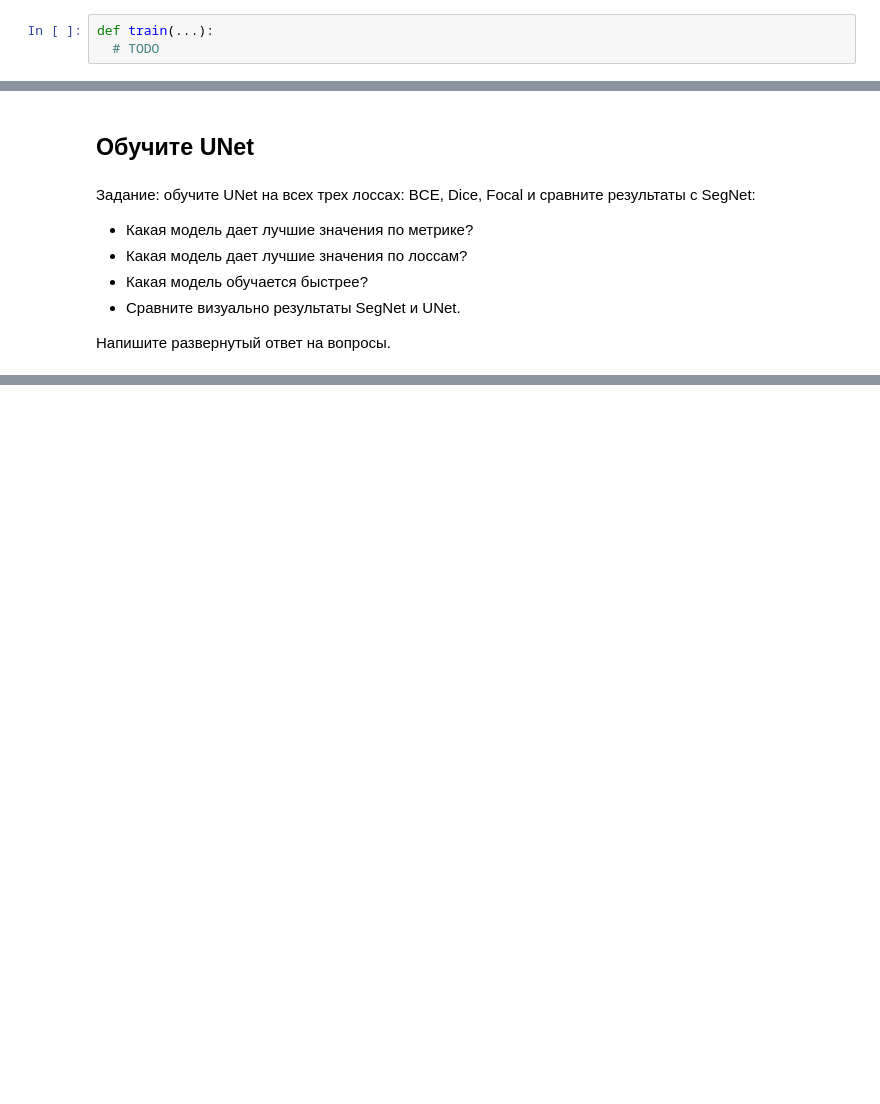
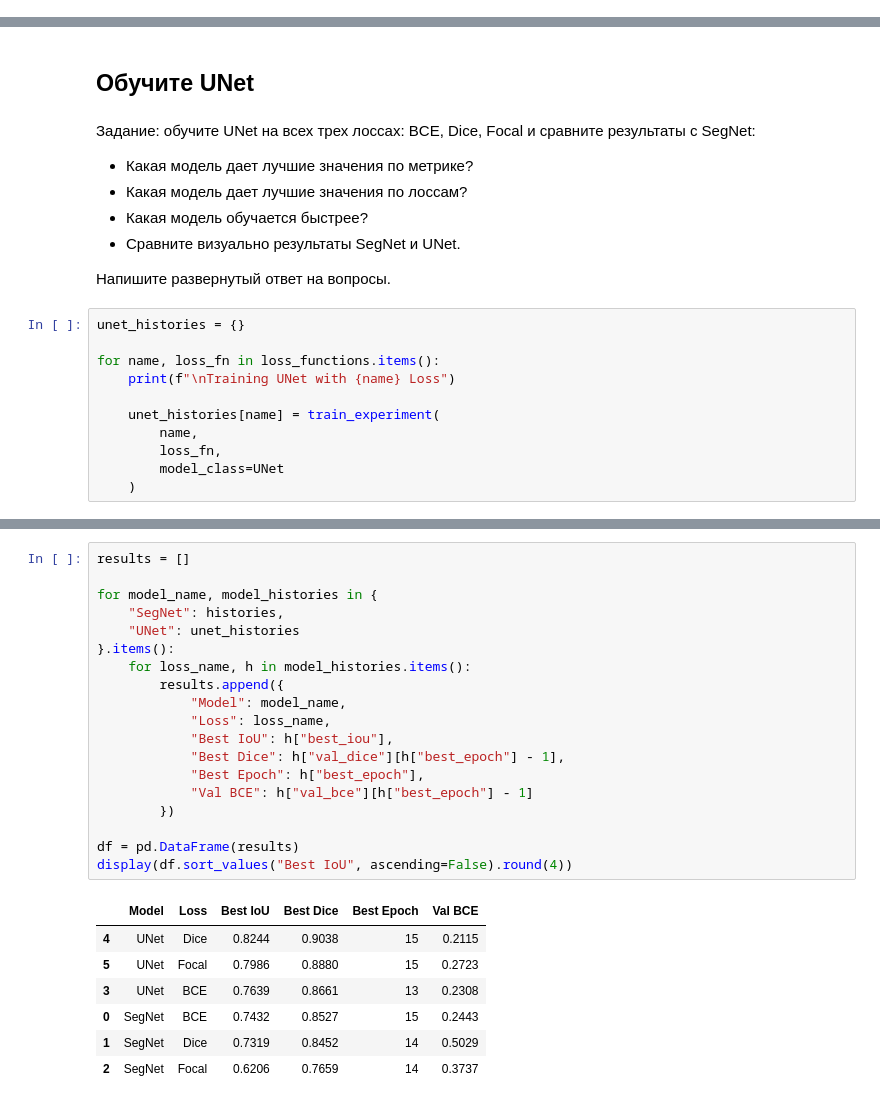
Before and after one commit to mymindinsane/DLS, a Jupyter notebook: hw_6_semantic_segmentation.ipynb, the cells around one changed output, grey strips where cells are left out. Drawn from its saved outputs; the diff is of its cells as text; blank space fills up the shorter version.

```diff
--- a/hw_6_semantic_segmentation.ipynb
+++ b/hw_6_semantic_segmentation.ipynb
@@ -447,3 +577,0 @@ from tqdm.notebook import tqdm
-# %%
-def train(...):
-  # TODO
@@ -666,3 +1603,14 @@ unet_model = UNet().to(device)
 *   Сравните визуально результаты SegNet и UNet.
 
 Напишите развернутый ответ на вопросы.
+# %%
+unet_histories = {}
+
+for name, loss_fn in loss_functions.items():
+    print(f"\nTraining UNet with {name} Loss")
+
+    unet_histories[name] = train_experiment(
+        name,
+        loss_fn,
+        model_class=UNet
+    )
@@ -668,0 +1674,27 @@ unet_model = UNet().to(device)
+# %%
+results = []
+
+for model_name, model_histories in {
+    "SegNet": histories,
+    "UNet": unet_histories
+}.items():
+    for loss_name, h in model_histories.items():
+        results.append({
+            "Model": model_name,
+            "Loss": loss_name,
+            "Best IoU": h["best_iou"],
+            "Best Dice": h["val_dice"][h["best_epoch"] - 1],
+            "Best Epoch": h["best_epoch"],
+            "Val BCE": h["val_bce"][h["best_epoch"] - 1]
+        })
+
+df = pd.DataFrame(results)
+display(df.sort_values("Best IoU", ascending=False).round(4))
+# %% [output]
+|  | Model | Loss | Best IoU | Best Dice | Best Epoch | Val BCE |
+| 4 | UNet | Dice | 0.8244 | 0.9038 | 15 | 0.2115 |
+| 5 | UNet | Focal | 0.7986 | 0.8880 | 15 | 0.2723 |
+| 3 | UNet | BCE | 0.7639 | 0.8661 | 13 | 0.2308 |
+| 0 | SegNet | BCE | 0.7432 | 0.8527 | 15 | 0.2443 |
+| 1 | SegNet | Dice | 0.7319 | 0.8452 | 14 | 0.5029 |
+| 2 | SegNet | Focal | 0.6206 | 0.7659 | 14 | 0.3737 |
```
Also changed, not shown: parts of 59 cells of this notebook.
